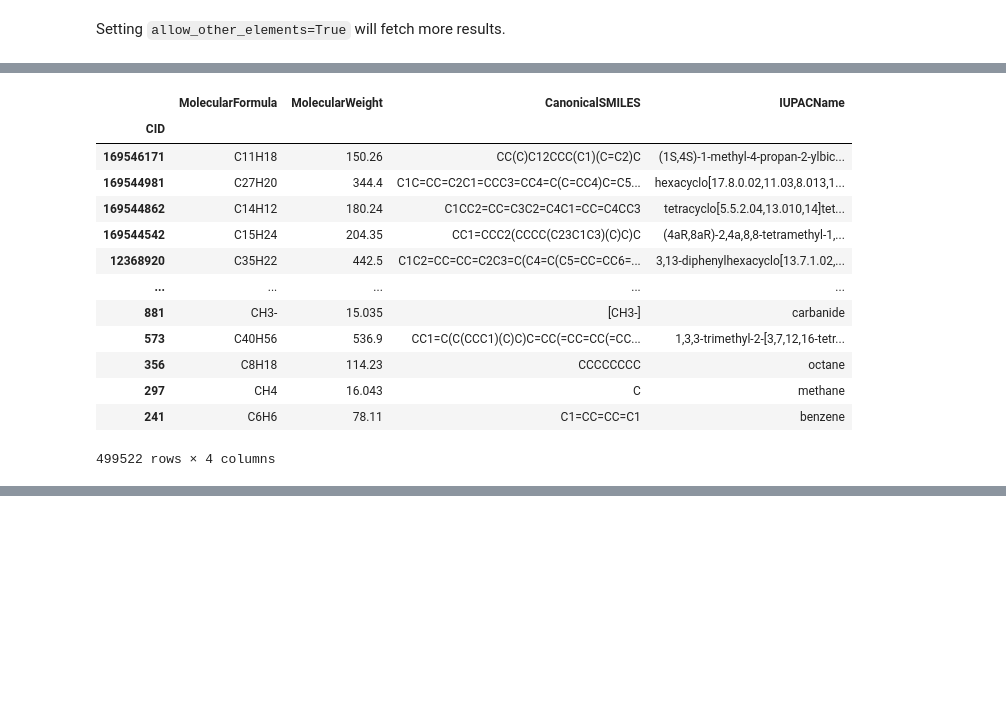
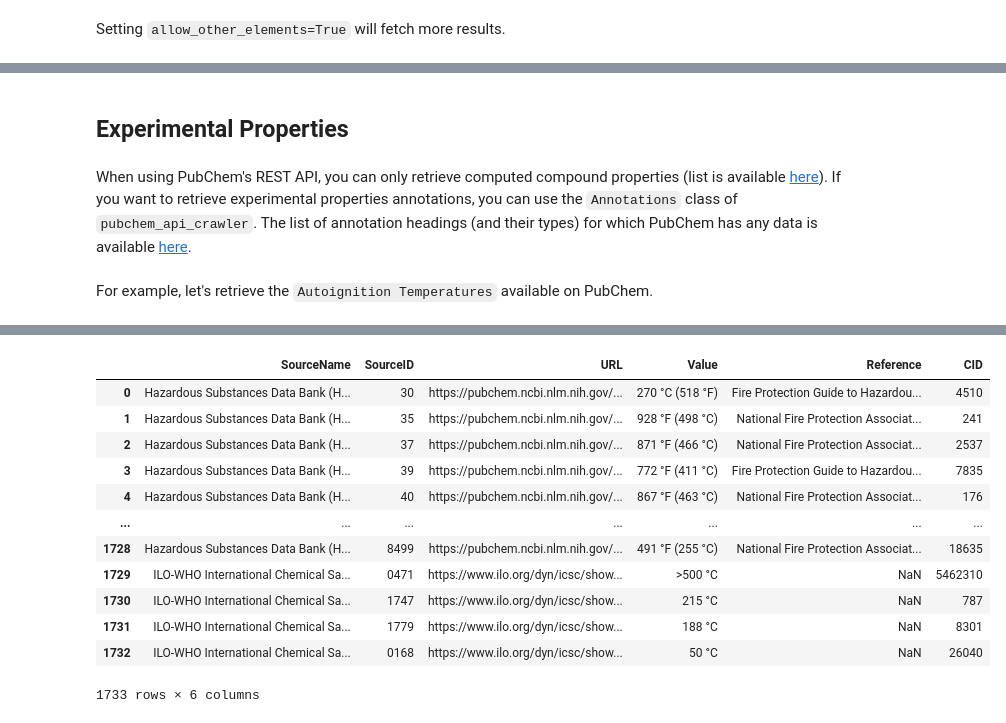
Before and after one commit to jonasrenault/pubchem-api-crawler, a Jupyter notebook: PubChem.ipynb, the cells around one changed output, grey strips where cells are left out. Cells and saved outputs as stored; diff of their text form; code cells hidden in the pictures; blank space fills up the shorter version.

```diff
--- a/PubChem.ipynb
+++ b/PubChem.ipynb
@@ -82,17 +90,7 @@ df = mf.search(["C1-200", "H1-200"], allow_other_elements=False, properties=["IU
-# %%
-df
-# %% [output]
-|  | MolecularFormula | MolecularWeight | CanonicalSMILES | IUPACName |
-| CID |  |  |  |  |
-| 169546171 | C11H18 | 150.26 | CC(C)C12CCC(C1)(C=C2)C | (1S,4S)-1-methyl-4-propan-2-ylbic... |
-| 169544981 | C27H20 | 344.4 | C1C=CC=C2C1=CCC3=CC4=C(C=CC4)C=C5... | hexacyclo[17.8.0.02,11.03,8.013,1... |
-| 169544862 | C14H12 | 180.24 | C1CC2=CC=C3C2=C4C1=CC=C4CC3 | tetracyclo[5.5.2.04,13.010,14]tet... |
-| 169544542 | C15H24 | 204.35 | CC1=CCC2(CCCC(C23C1C3)(C)C)C | (4aR,8aR)-2,4a,8,8-tetramethyl-1,... |
-| 12368920 | C35H22 | 442.5 | C1C2=CC=CC=C2C3=C(C4=C(C5=CC=CC6=... | 3,13-diphenylhexacyclo[13.7.1.02,... |
-| ... | ... | ... | ... | ... |
-| 881 | CH3- | 15.035 | [CH3-] | carbanide |
-| 573 | C40H56 | 536.9 | CC1=C(C(CCC1)(C)C)C=CC(=CC=CC(=CC... | 1,3,3-trimethyl-2-[3,7,12,16-tetr... |
-| 356 | C8H18 | 114.23 | CCCCCCCC | octane |
-| 297 | CH4 | 16.043 | C | methane |
-| 241 | C6H6 | 78.11 | C1=CC=CC=C1 | benzene |
-499522 rows × 4 columns
+# %% [markdown]
+## Experimental Properties
+# %% [markdown]
+When using PubChem's REST API, you can only retrieve computed compound properties (list is available [here](https://pubchem.ncbi.nlm.nih.gov/docs/pug-rest#section=Compound-Property-Tables)).
+If you want to retrieve experimental properties annotations, you can use the `Annotations` class of `pubchem_api_crawler`. The list of annotation headings (and their types) for which PubChem has any data is available [here](https://pubchem.ncbi.nlm.nih.gov/rest/pug/annotations/headings/JSON).
+# %% [markdown]
+For example, let's retrieve the `Autoignition Temperatures` available on PubChem.
@@ -98,0 +101,4 @@ df
+# %%
+ait = an.get_annotations("Autoignition Temperature")
+ait
+# %% [output]
@@ -98,0 +107,13 @@ df
+|  | SourceName | SourceID | URL | Value | Reference | CID |
+| 0 | Hazardous Substances Data Bank (H... | 30 | https://pubchem.ncbi.nlm.nih.gov/... | 270 °C (518 °F) | Fire Protection Guide to Hazardou... | 4510 |
+| 1 | Hazardous Substances Data Bank (H... | 35 | https://pubchem.ncbi.nlm.nih.gov/... | 928 °F (498 °C) | National Fire Protection Associat... | 241 |
+| 2 | Hazardous Substances Data Bank (H... | 37 | https://pubchem.ncbi.nlm.nih.gov/... | 871 °F (466 °C) | National Fire Protection Associat... | 2537 |
+| 3 | Hazardous Substances Data Bank (H... | 39 | https://pubchem.ncbi.nlm.nih.gov/... | 772 °F (411 °C) | Fire Protection Guide to Hazardou... | 7835 |
+| 4 | Hazardous Substances Data Bank (H... | 40 | https://pubchem.ncbi.nlm.nih.gov/... | 867 °F (463 °C) | National Fire Protection Associat... | 176 |
+| ... | ... | ... | ... | ... | ... | ... |
+| 1728 | Hazardous Substances Data Bank (H... | 8499 | https://pubchem.ncbi.nlm.nih.gov/... | 491 °F (255 °C) | National Fire Protection Associat... | 18635 |
+| 1729 | ILO-WHO International Chemical Sa... | 0471 | https://www.ilo.org/dyn/icsc/show... | >500 °C | NaN | 5462310 |
+| 1730 | ILO-WHO International Chemical Sa... | 1747 | https://www.ilo.org/dyn/icsc/show... | 215 °C | NaN | 787 |
+| 1731 | ILO-WHO International Chemical Sa... | 1779 | https://www.ilo.org/dyn/icsc/show... | 188 °C | NaN | 8301 |
+| 1732 | ILO-WHO International Chemical Sa... | 0168 | https://www.ilo.org/dyn/icsc/show... | 50 °C | NaN | 26040 |
+1733 rows × 6 columns
```
Also changed, not shown: parts of 20 cells of this notebook, 2 other files.
